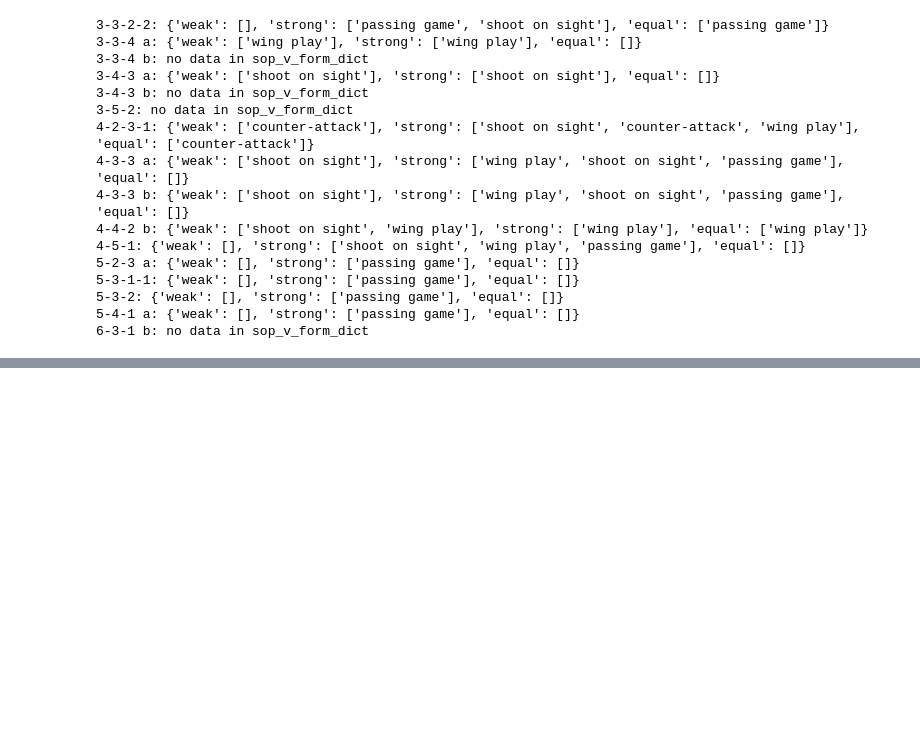
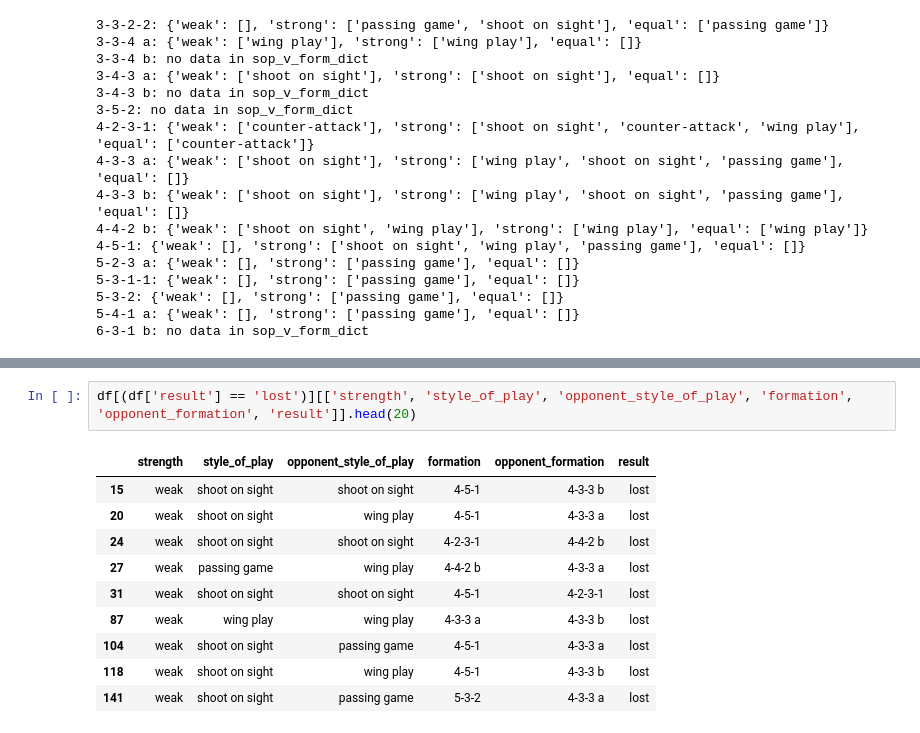
Before and after one commit to graceyudhaaa/osm-data-analysis, a Jupyter notebook: notebook/2.0-gys-tactic-recommendation.ipynb, the cells around one changed output, grey strips where cells are left out. Drawn from its saved outputs; the diff is of its cells as text; blank space fills up the shorter version.

```diff
--- a/notebook/2.0-gys-tactic-recommendation.ipynb
+++ b/notebook/2.0-gys-tactic-recommendation.ipynb
@@ -387,0 +408,13 @@ for formation in unique_formation:
+# %%
+df[(df['result'] == 'lost')][['strength', 'style_of_play', 'opponent_style_of_play', 'formation', 'opponent_formation', 'result']].head(20)
+# %% [output]
+|  | strength | style_of_play | opponent_style_of_play | formation | opponent_formation | result |
+| 15 | weak | shoot on sight | shoot on sight | 4-5-1 | 4-3-3 b | lost |
+| 20 | weak | shoot on sight | wing play | 4-5-1 | 4-3-3 a | lost |
+| 24 | weak | shoot on sight | shoot on sight | 4-2-3-1 | 4-4-2 b | lost |
+| 27 | weak | passing game | wing play | 4-4-2 b | 4-3-3 a | lost |
+| 31 | weak | shoot on sight | shoot on sight | 4-5-1 | 4-2-3-1 | lost |
+| 87 | weak | wing play | wing play | 4-3-3 a | 4-3-3 b | lost |
+| 104 | weak | shoot on sight | passing game | 4-5-1 | 4-3-3 a | lost |
+| 118 | weak | shoot on sight | wing play | 4-5-1 | 4-3-3 b | lost |
+| 141 | weak | shoot on sight | passing game | 5-3-2 | 4-3-3 a | lost |
```
Also changed, not shown: parts of 2 cells of this notebook, 2 other files.
